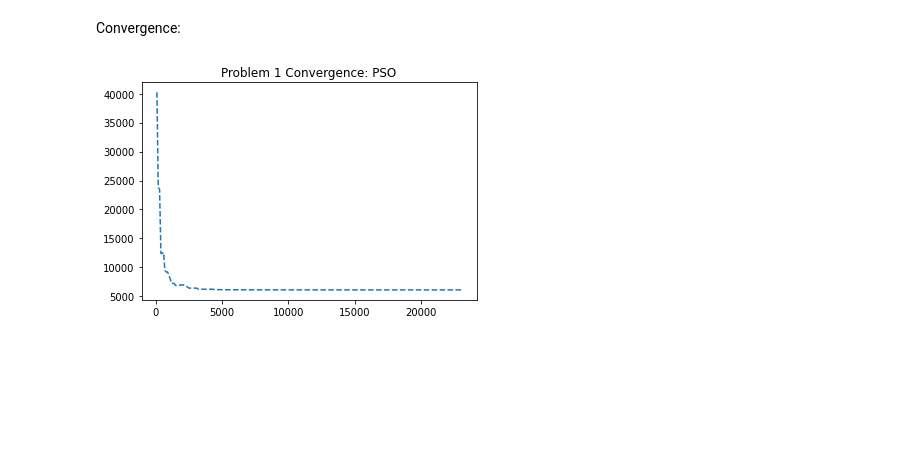
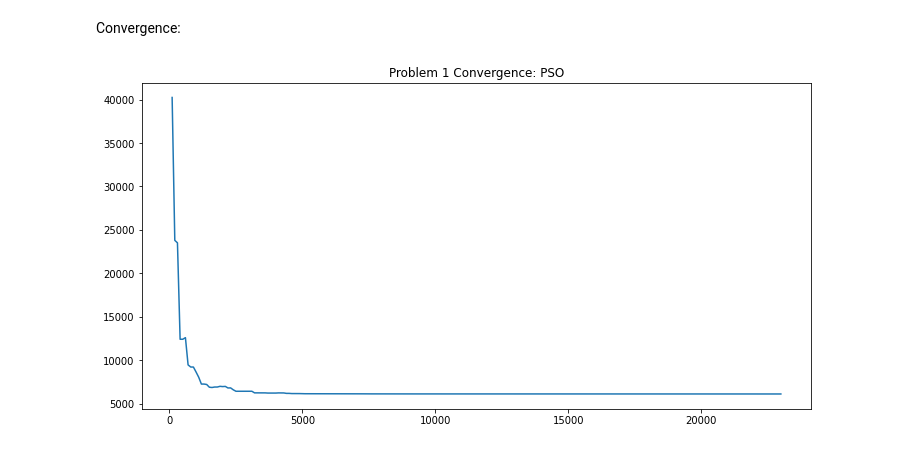
Before and after one commit to ekanshi258/optimization-algos, a Jupyter notebook: struct_design_1_pso.ipynb, the cells around one changed output. Cells and saved outputs as stored; diff of their text form; code cells hidden in the pictures; blank space fills up the shorter version.

Commit message:
Add Convergence Plots

```diff
--- a/struct_design_1_pso.ipynb
+++ b/struct_design_1_pso.ipynb
@@ -114,11 +96,11 @@ Convergence:
 # %%
 import matplotlib.pyplot as plt
 
 n_evals = np.array([e.evaluator.n_eval for e in res.history])
 opt = np.array([e.opt[0].F for e in res.history])
-
+plt.figure(figsize=(12,6))
 plt.title("Problem 1 Convergence: PSO")
-plt.plot(n_evals, opt, "--")
+plt.plot(n_evals, opt, "-")
 plt.show()
 # %% [output]
-[figure, old version]
+[figure, new version]
```
Also changed, not shown: parts of 4 cells of this notebook.
